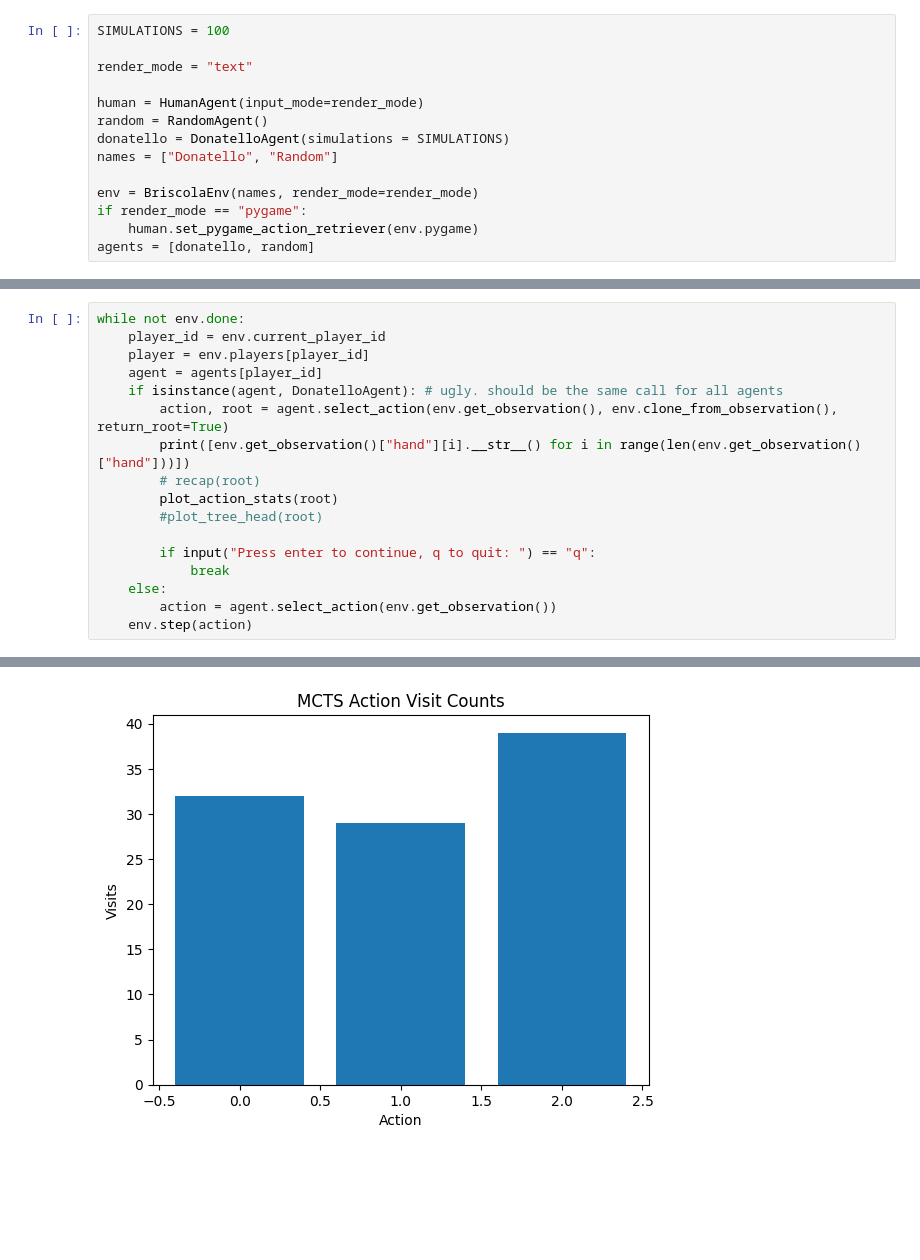
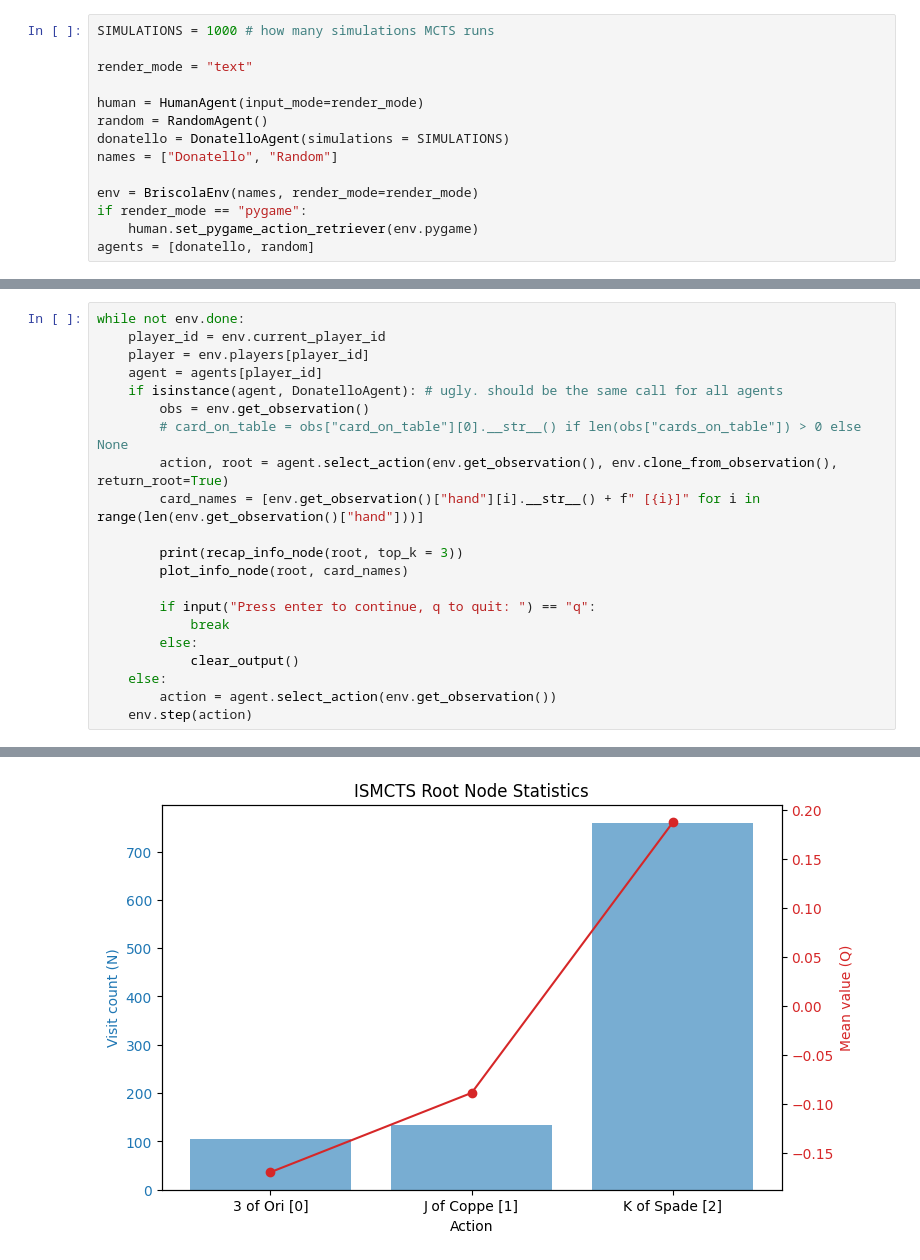
Before and after one commit to nicolapesaresi/Cardroom, a Jupyter notebook: cardroom/briscola/notebooks/visualize_mcts.ipynb, the cells around one changed output, grey strips where cells are left out. Saved outputs shown, nothing was run; the diff lists cells and outputs as text; blank space fills up the shorter version.

```diff
--- a/cardroom/briscola/notebooks/visualize_mcts.ipynb
+++ b/cardroom/briscola/notebooks/visualize_mcts.ipynb
@@ -155,5 +15,5 @@ def write_action_stats(root):
 # %%
-SIMULATIONS = 100
+SIMULATIONS = 1000 # how many simulations MCTS runs
 
 render_mode = "text"
 
@@ -177,14 +37,18 @@ while not env.done:
     player = env.players[player_id]
     agent = agents[player_id]
     if isinstance(agent, DonatelloAgent): # ugly. should be the same call for all agents
+        obs = env.get_observation()
+        # card_on_table = obs["card_on_table"][0].__str__() if len(obs["cards_on_table"]) > 0 else None
         action, root = agent.select_action(env.get_observation(), env.clone_from_observation(), return_root=True)
-        print([env.get_observation()["hand"][i].__str__() for i in range(len(env.get_observation()["hand"]))])
-        # recap(root)
-        plot_action_stats(root)
-        #plot_tree_head(root)
+        card_names = [env.get_observation()["hand"][i].__str__() + f" [{i}]" for i in range(len(env.get_observation()["hand"]))]
+
+        print(recap_info_node(root, top_k = 3))
+        plot_info_node(root, card_names)
 
         if input("Press enter to continue, q to quit: ") == "q":
             break
+        else:
+            clear_output()
     else:
         action = agent.select_action(env.get_observation())
     env.step(action)
@@ -193 +66 @@ while not env.done:
-[figure, old version]
+[figure, new version]
```
Also changed, not shown: parts of 10 cells of this notebook, 15 other files.
